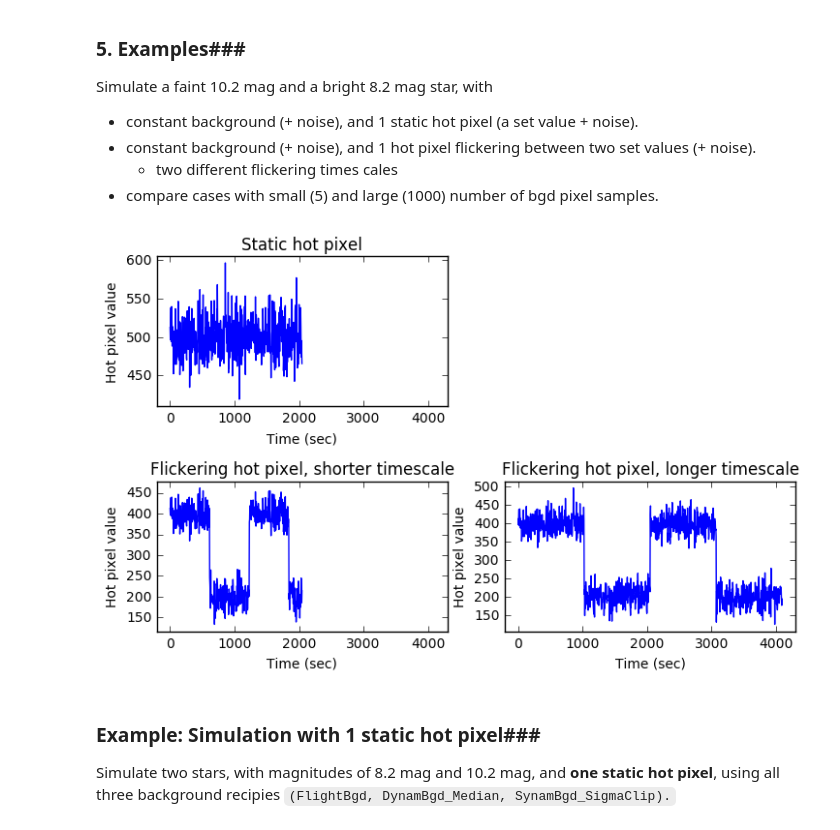
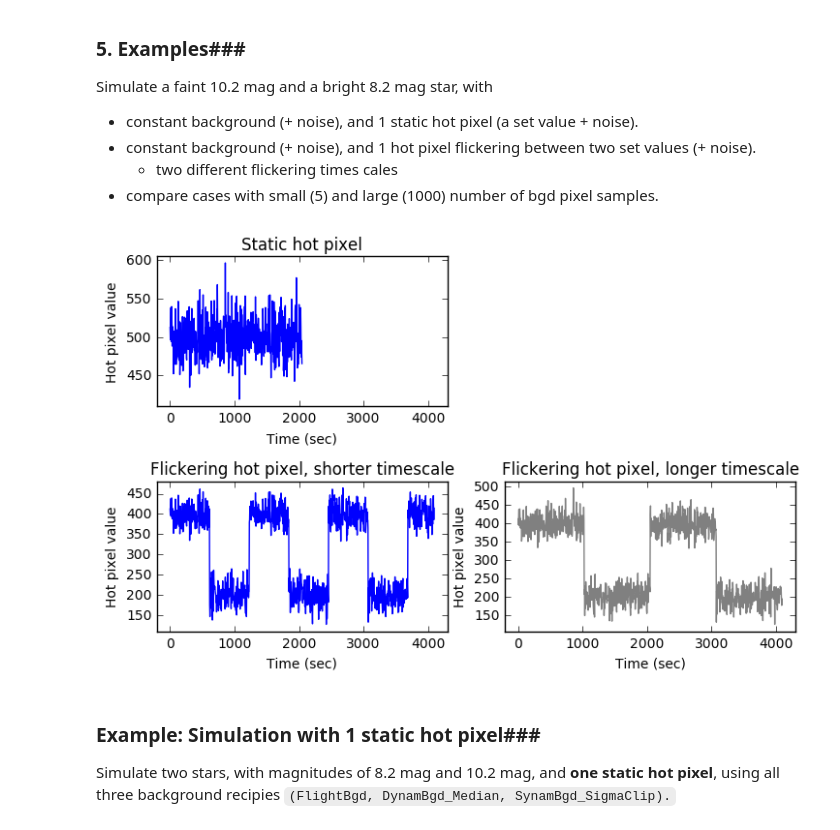
Before and after one commit to sot/aca_centroiding, a Jupyter notebook: dynam_bgd/aca_dynam_bgd_sim.ipynb, the cells around one changed output. Drawn from its saved outputs; the diff is of its cells as text; code cells hidden in the pictures.

```diff
--- a/dynam_bgd/aca_dynam_bgd_sim.ipynb
+++ b/dynam_bgd/aca_dynam_bgd_sim.ipynb
@@ -114,42 +117,43 @@ np.random.seed(42)
 static_hot_pixel_500 = StaticHotPixel(val=500, sigma=25, size=nframes_500)
 
 np.random.seed(42)
-flickering_hot_pixel_500 = FlickeringHotPixel(vals=[400, 200], sigmas=[25, 25],
-                                              flicker_times=[150, 300, 450], size=nframes_500)
+flickering_hot_pixel_fast = FlickeringHotPixel(vals=[400, 200], sigmas=[25, 25],
+                                               flicker_times=[150, 300, 450, 600, 750, 900],
+                                               size=nframes_1000)
 
 np.random.seed(42)
-flickering_hot_pixel_1000 = FlickeringHotPixel(vals=[400, 200], sigmas=[25, 25],
+flickering_hot_pixel_slow = FlickeringHotPixel(vals=[400, 200], sigmas=[25, 25],
                                                flicker_times=[250, 500, 750], size=nframes_1000)
 # %%
 fig = plt.figure(figsize=(8.5, 5))
 
 plt.subplot(2, 2, 1)
 plt.plot(np.arange(nframes_500) * delta_t, static_hot_pixel_500.hp)
 plt.xlabel("Time (sec)")
 plt.ylabel("Hot pixel value")
 plt.title("Static hot pixel")
 plt.xlim(-200, 4300)
 plt.margins(0.05)
 
 plt.subplot(2, 2, 3)
-plt.plot(np.arange(nframes_500) * delta_t, flickering_hot_pixel_500.hp)
+plt.plot(np.arange(nframes_1000) * delta_t, flickering_hot_pixel_fast.hp)
 plt.xlabel("Time (sec)")
 plt.ylabel("Hot pixel value")
 plt.title("Flickering hot pixel, shorter timescale")
 plt.xlim(-200, 4300)
 plt.margins(0.05)
 
 plt.subplot(2, 2, 4)
-plt.plot(np.arange(nframes_1000) * delta_t, flickering_hot_pixel_1000.hp)
+plt.plot(np.arange(nframes_1000) * delta_t, flickering_hot_pixel_slow.hp, 'gray')
 plt.xlabel("Time (sec)")
 plt.ylabel("Hot pixel value")
 plt.title("Flickering hot pixel, longer timescale")
 plt.xlim(-200, 4300)
 plt.margins(0.05)
 
 plt.subplots_adjust(hspace=0.5)
 # %% [output]
-[figure, old version]
+[figure, new version]
 # %%
 def do_computations(slot, img_size, hot_pixels=None, bgd_kwargs=None, \
                     nframes=1000, ndeque=1000, delta_t=4.1, integ=1.696, \
```
Also changed, not shown: parts of 63 cells of this notebook, 4 other files.
